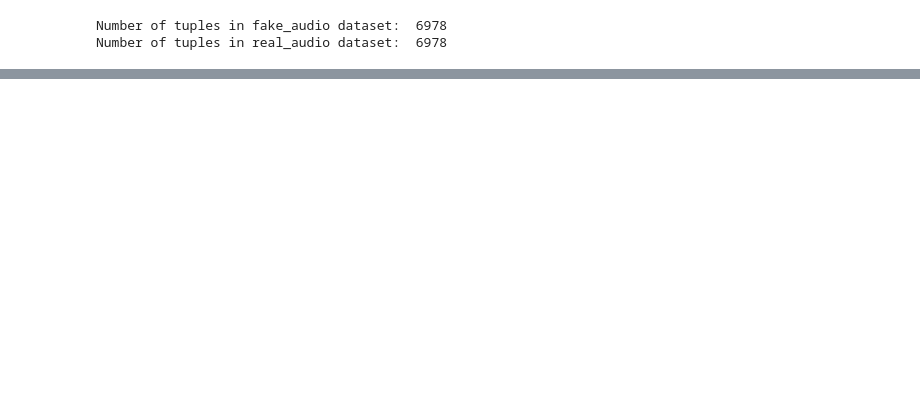
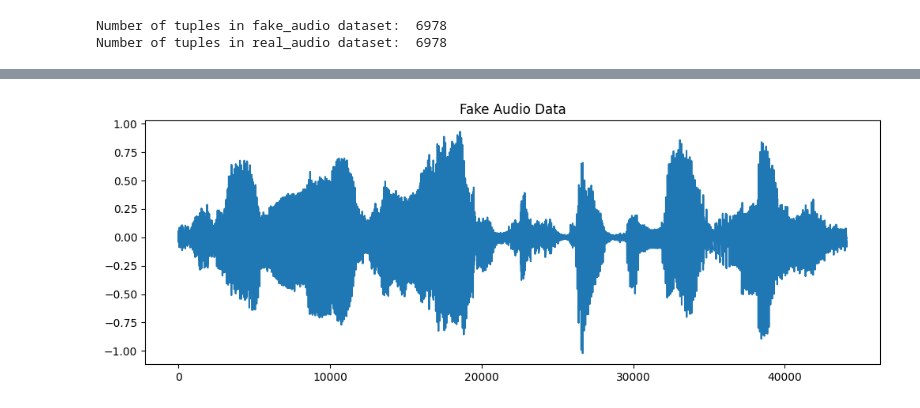
Before and after one commit to napstruck/NoFake, a Jupyter notebook: deepfakeaudiominorproject.ipynb, the cells around one changed output, grey strips where cells are left out. Drawn from its saved outputs; the diff is of its cells as text; code cells hidden in the pictures; blank space fills up the shorter version.

```diff
--- a/deepfakeaudiominorproject.ipynb
+++ b/deepfakeaudiominorproject.ipynb
@@ -287,0 +310,8 @@ Number of tuples in real_audio dataset:  6978
+# %%
+fake_ad, fake_sr = librosa.load(fake_2sec_audio[0])
+plt.figure(figsize=(12, 4))
+plt.plot(fake_ad)
+plt.title("Fake Audio Data")
+plt.show()
+# %% [output]
+[figure, added]
```
Also changed, not shown: parts of 19 cells of this notebook.
